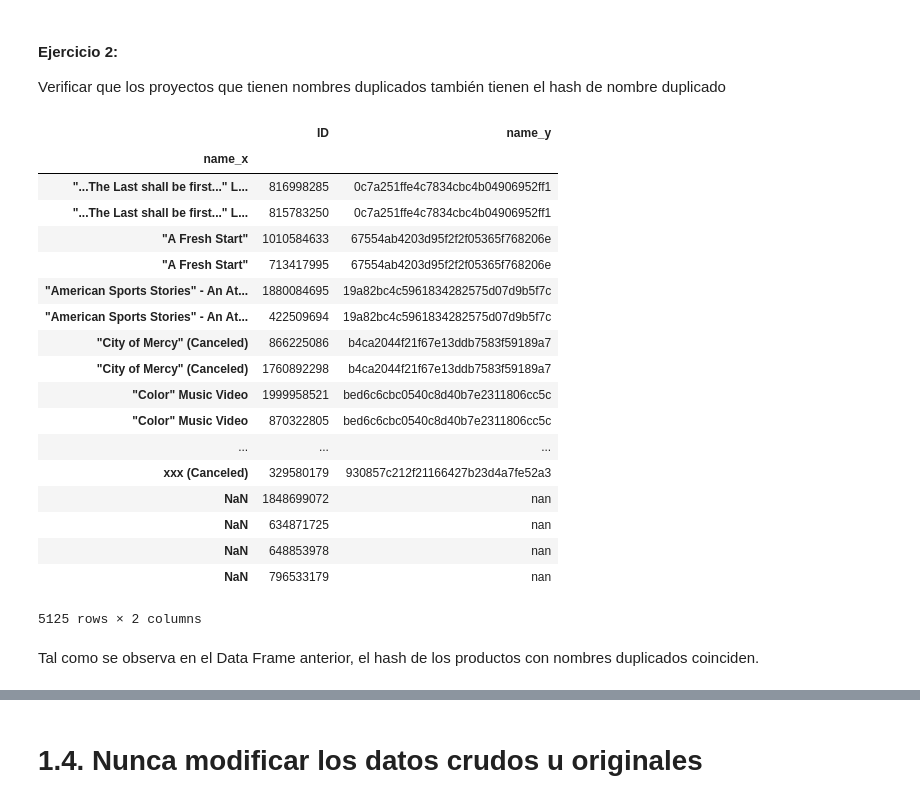
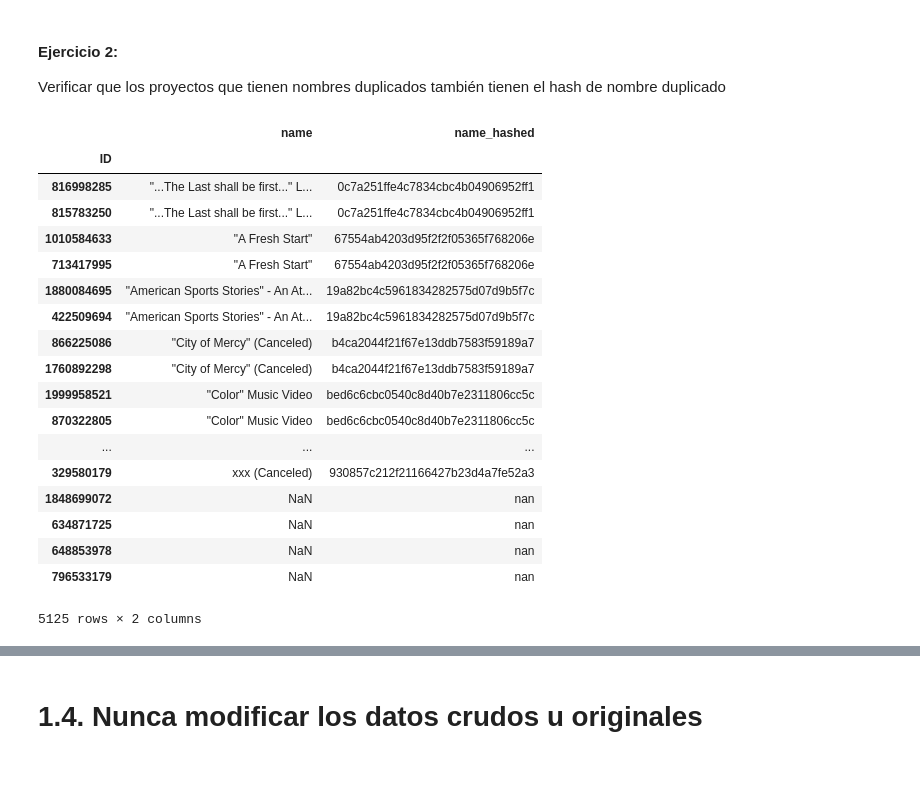
Before and after one commit to valenmongi/Diplodatos, a Jupyter notebook: Limpieza.ipynb, the cells around one changed output, grey strips where cells are left out. Cells and saved outputs as stored; diff of their text form; code cells hidden in the pictures; blank space fills up the shorter version.

```diff
--- a/Limpieza.ipynb
+++ b/Limpieza.ipynb
@@ -534,24 +501,27 @@ dupl_2 = pd.merge(dupl_9, hash_1, how='left', on='ID')
-# %%
-dupl_2.set_index('name_x').sort_index()
-# %% [output]
-|  | ID | name_y |
-| name_x |  |  |
-| "...The Last shall be first..." L... | 816998285 | 0c7a251ffe4c7834cbc4b04906952ff1 |
-| "...The Last shall be first..." L... | 815783250 | 0c7a251ffe4c7834cbc4b04906952ff1 |
-| "A Fresh Start" | 1010584633 | 67554ab4203d95f2f2f05365f768206e |
-| "A Fresh Start" | 713417995 | 67554ab4203d95f2f2f05365f768206e |
-| "American Sports Stories" - An At... | 1880084695 | 19a82bc4c5961834282575d07d9b5f7c |
-| "American Sports Stories" - An At... | 422509694 | 19a82bc4c5961834282575d07d9b5f7c |
-| "City of Mercy" (Canceled) | 866225086 | b4ca2044f21f67e13ddb7583f59189a7 |
-| "City of Mercy" (Canceled) | 1760892298 | b4ca2044f21f67e13ddb7583f59189a7 |
-| "Color" Music Video | 1999958521 | bed6c6cbc0540c8d40b7e2311806cc5c |
-| "Color" Music Video | 870322805 | bed6c6cbc0540c8d40b7e2311806cc5c |
-| ... | ... | ... |
-| xxx (Canceled) | 329580179 | 930857c212f21166427b23d4a7fe52a3 |
-| NaN | 1848699072 | nan |
-| NaN | 634871725 | nan |
-| NaN | 648853978 | nan |
-| NaN | 796533179 | nan |
-5125 rows × 2 columns
-# %% [markdown]
-Tal como se observa en el Data Frame anterior, el hash de los productos con nombres duplicados coinciden.
+# %%
+kickstarter_2018["name_hashed"]= kickstarter_2018['name'].apply(hashit)
+
+nombres_duplicados1=kickstarter_2018[kickstarter_2018.name.duplicated(keep=False)].sort_values(by="name")
+nombres_dup1=nombres_duplicados1[["name","name_hashed"]]
+# %%
+nombres_dup1
+# %% [output]
+|  | name | name_hashed |
+| ID |  |  |
+| 816998285 | "...The Last shall be first..." L... | 0c7a251ffe4c7834cbc4b04906952ff1 |
+| 815783250 | "...The Last shall be first..." L... | 0c7a251ffe4c7834cbc4b04906952ff1 |
+| 1010584633 | "A Fresh Start" | 67554ab4203d95f2f2f05365f768206e |
+| 713417995 | "A Fresh Start" | 67554ab4203d95f2f2f05365f768206e |
+| 1880084695 | "American Sports Stories" - An At... | 19a82bc4c5961834282575d07d9b5f7c |
+| 422509694 | "American Sports Stories" - An At... | 19a82bc4c5961834282575d07d9b5f7c |
+| 866225086 | "City of Mercy" (Canceled) | b4ca2044f21f67e13ddb7583f59189a7 |
+| 1760892298 | "City of Mercy" (Canceled) | b4ca2044f21f67e13ddb7583f59189a7 |
+| 1999958521 | "Color" Music Video | bed6c6cbc0540c8d40b7e2311806cc5c |
+| 870322805 | "Color" Music Video | bed6c6cbc0540c8d40b7e2311806cc5c |
+| ... | ... | ... |
+| 329580179 | xxx (Canceled) | 930857c212f21166427b23d4a7fe52a3 |
+| 1848699072 | NaN | nan |
+| 634871725 | NaN | nan |
+| 648853978 | NaN | nan |
+| 796533179 | NaN | nan |
+5125 rows × 2 columns
```
Also changed, not shown: parts of 24 cells of this notebook.
